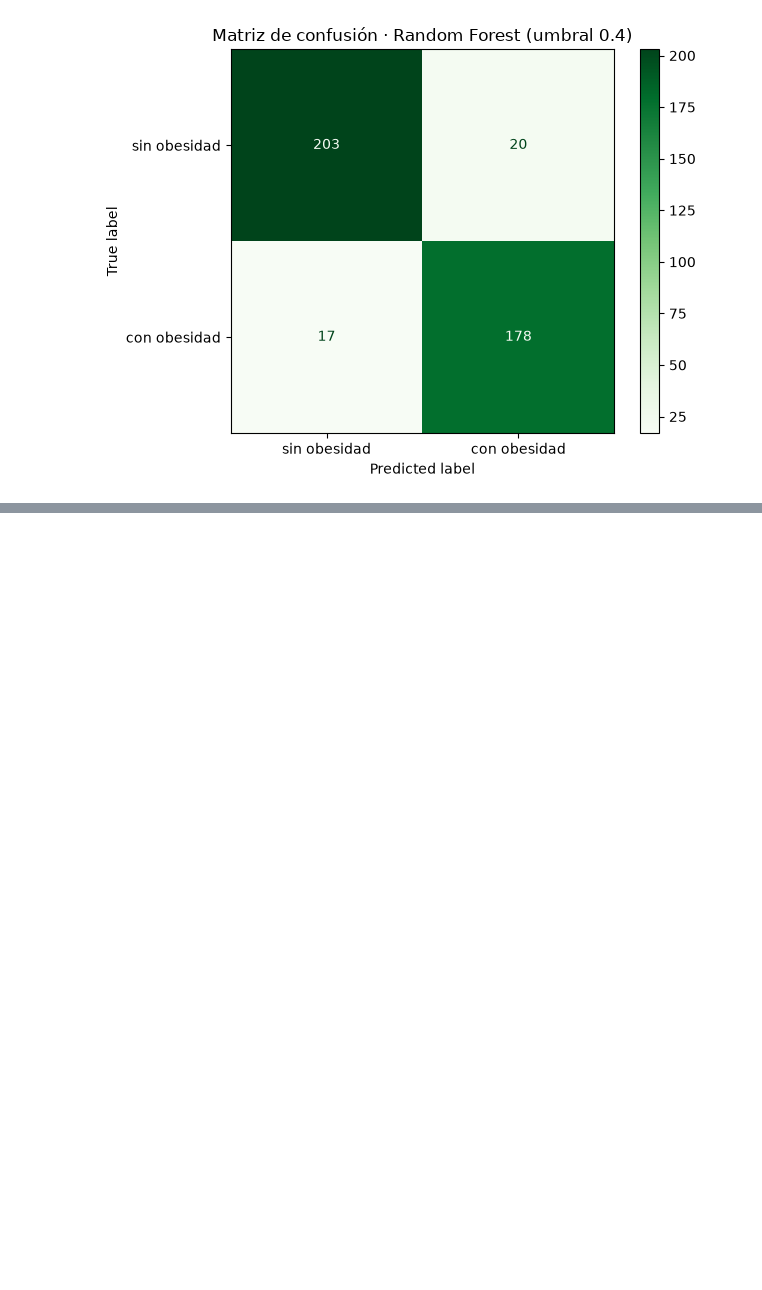
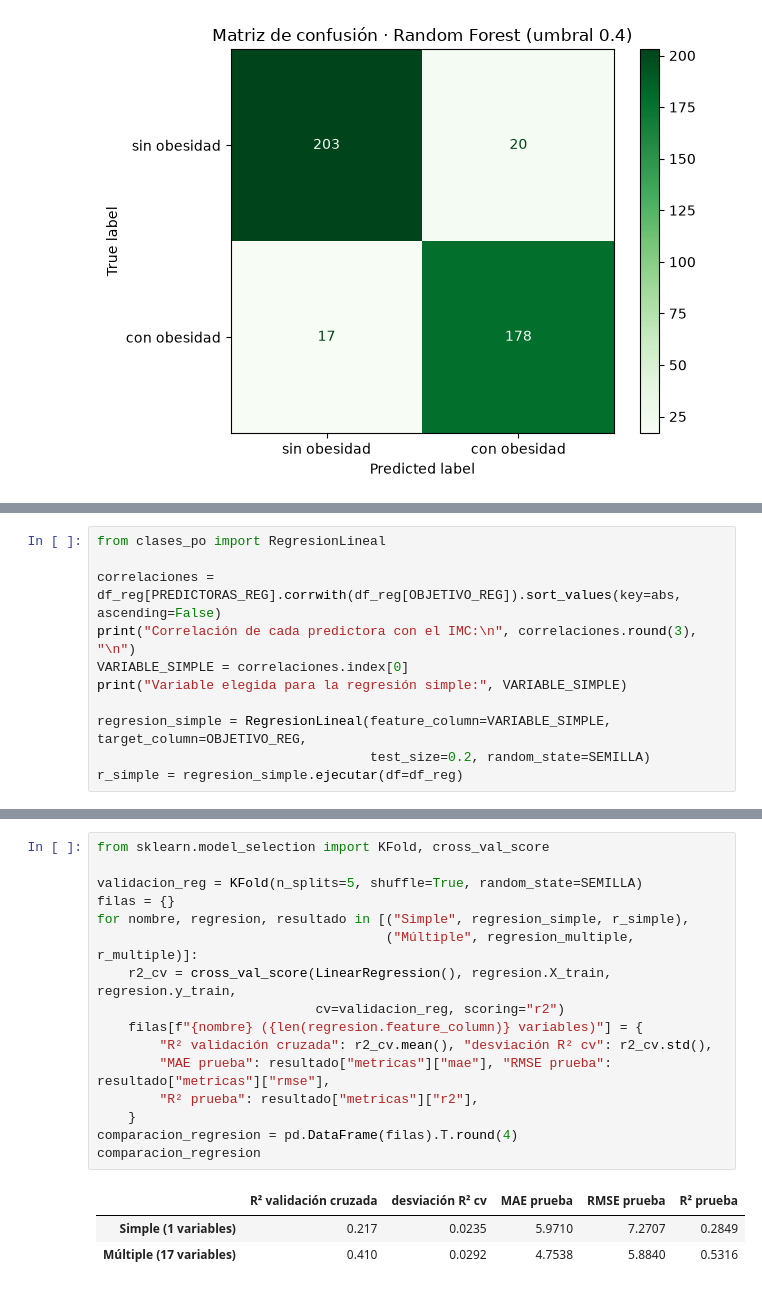
Before and after one commit to Mayerly3suarez/ML_2026Q4, a Jupyter notebook: src/Actividades_Evaluativas/EA3_modelo.ipynb, the cells around one changed output, grey strips where cells are left out. Drawn from its saved outputs; the diff is of its cells as text; blank space fills up the shorter version.

```diff
--- a/src/Actividades_Evaluativas/EA3_modelo.ipynb
+++ b/src/Actividades_Evaluativas/EA3_modelo.ipynb
@@ -707,0 +799,11 @@ real 1      17     178
+# %%
+from clases_po import RegresionLineal
+
+correlaciones = df_reg[PREDICTORAS_REG].corrwith(df_reg[OBJETIVO_REG]).sort_values(key=abs, ascending=False)
+print("Correlación de cada predictora con el IMC:\n", correlaciones.round(3), "\n")
+VARIABLE_SIMPLE = correlaciones.index[0]
+print("Variable elegida para la regresión simple:", VARIABLE_SIMPLE)
+
+regresion_simple = RegresionLineal(feature_column=VARIABLE_SIMPLE, target_column=OBJETIVO_REG,
+                                   test_size=0.2, random_state=SEMILLA)
+r_simple = regresion_simple.ejecutar(df=df_reg)
@@ -707,0 +857,20 @@ real 1      17     178
+# %%
+from sklearn.model_selection import KFold, cross_val_score
+
+validacion_reg = KFold(n_splits=5, shuffle=True, random_state=SEMILLA)
+filas = {}
+for nombre, regresion, resultado in [("Simple", regresion_simple, r_simple),
+                                     ("Múltiple", regresion_multiple, r_multiple)]:
+    r2_cv = cross_val_score(LinearRegression(), regresion.X_train, regresion.y_train,
+                            cv=validacion_reg, scoring="r2")
+    filas[f"{nombre} ({len(regresion.feature_column)} variables)"] = {
+        "R² validación cruzada": r2_cv.mean(), "desviación R² cv": r2_cv.std(),
+        "MAE prueba": resultado["metricas"]["mae"], "RMSE prueba": resultado["metricas"]["rmse"],
+        "R² prueba": resultado["metricas"]["r2"],
+    }
+comparacion_regresion = pd.DataFrame(filas).T.round(4)
+comparacion_regresion
+# %% [output]
+|  | R² validación cruzada | desviación R² cv | MAE prueba | RMSE prueba | R² prueba |
+| Simple (1 variables) | 0.217 | 0.0235 | 5.9710 | 7.2707 | 0.2849 |
+| Múltiple (17 variables) | 0.410 | 0.0292 | 4.7538 | 5.8840 | 0.5316 |
```
Also changed, not shown: parts of 25 cells of this notebook.
